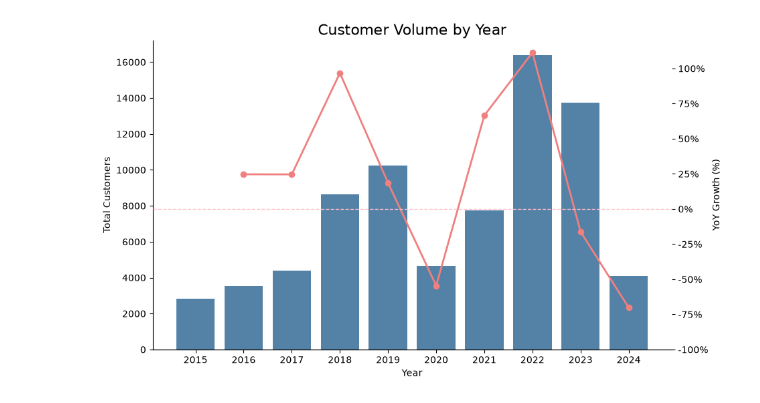
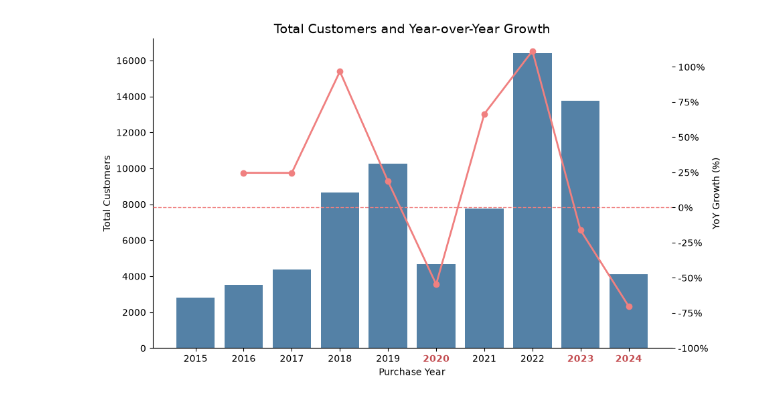
Before and after one commit to guillerminabasso/SQL_Sales_Analysis, a Jupyter notebook: notebooks/2_customer_volume.ipynb, the cells around one changed output. Saved outputs shown, nothing was run; the diff lists cells and outputs as text; code cells hidden in the pictures.

```diff
--- a/notebooks/2_customer_volume.ipynb
+++ b/notebooks/2_customer_volume.ipynb
@@ -33,34 +33,40 @@ sns.barplot(
     color="steelblue",
     ax=ax1
 )
 
-ax1.set_title("Customer Volume by Year", fontsize=16)
-ax1.set_xlabel("Year", fontsize=10)
+ax1.set_title("Total Customers and Year-over-Year Growth", fontsize=14)
+ax1.set_xlabel("Purchase Year", fontsize=10)
 ax1.set_ylabel("Total Customers", fontsize=10)
+
+# Resaltar en rojo los ticks de los años con caída
+for tick, val in zip(ax1.get_xticklabels(), df["growth_pct"]):
+    if val < 0:
+        tick.set_color("#C44E52")
+        tick.set_fontweight("bold")
 
 # Segundo eje: crecimiento %
 ax2 = ax1.twinx()
 
 ax2.plot(
     range(len(df)),      # mismas posiciones que las barras
     df["growth_pct"],
     marker="o",
     linewidth=2,
     color="lightcoral"
 )
 
 ax2.set_ylabel("YoY Growth (%)", fontsize=10)
 ax2.yaxis.set_major_formatter(
     FuncFormatter(lambda x, pos: f"{x:.0f}%")
 )
 
 # Línea de referencia en 0%
-ax2.axhline(0, linestyle="--", linewidth=1, color="pink")
+ax2.axhline(0, linestyle="--", linewidth=1, color="lightcoral")
 ax2.set_ylim(-100,120)
 
 sns.despine(ax=ax1)
 sns.despine(ax=ax2, left=True)
 
 plt.show()
 # %% [output]
-[figure, old version]
+[figure, new version]
```
Also changed, not shown: 22 other files.
